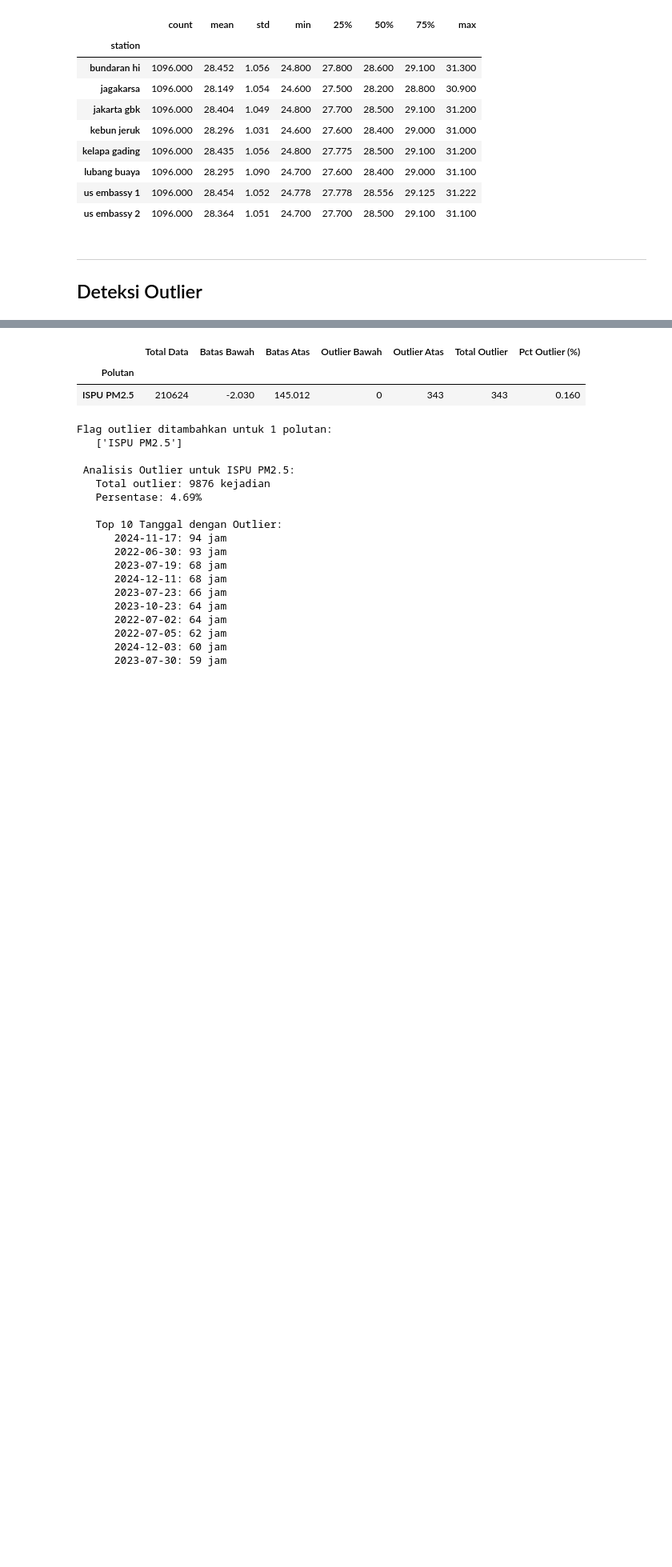
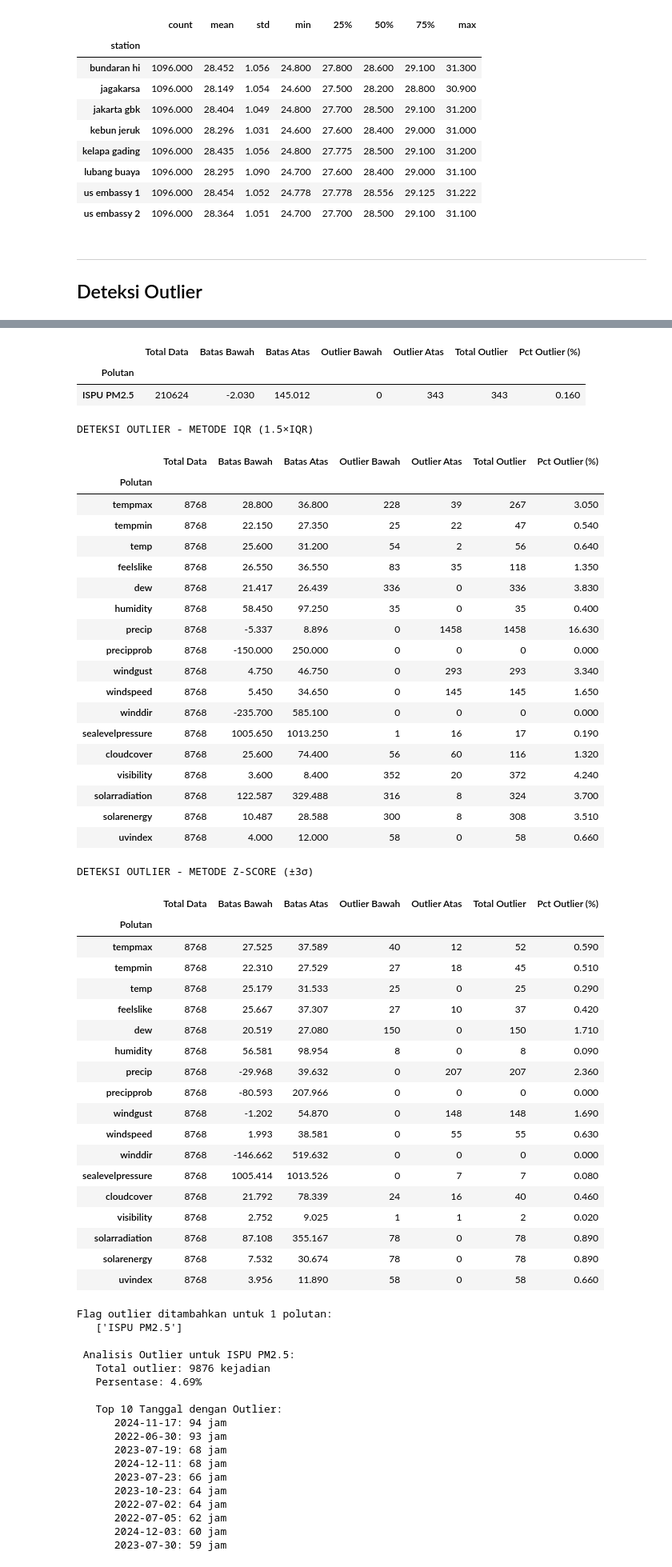
Before and after one commit to aauliaaz/project-daming, a Jupyter notebook: notebooks/EDA.ipynb, the cells around one changed output, grey strips where cells are left out. Shown at 80% size. Saved outputs shown, nothing was run; the diff lists cells and outputs as text; code cells hidden in the pictures; blank space fills up the shorter version.

```diff
--- a/notebooks/EDA.ipynb
+++ b/notebooks/EDA.ipynb
@@ -1034,34 +1037,83 @@ def analisis_outlier(df, kolom_list, metode='iqr'):
 
         hasil.append({
             'Polutan': col,
             'Total Data': len(data),
             'Batas Bawah': round(batas_bawah, 3),
             'Batas Atas': round(batas_atas, 3),
             'Outlier Bawah': n_outlier_bawah,
             'Outlier Atas': n_outlier_atas,
             'Total Outlier': n_outlier_total,
             'Pct Outlier (%)': round(n_outlier_total / len(data) * 100, 2)
         })
 
     return pd.DataFrame(hasil).set_index('Polutan')
 
-
+# deteksi outlier untuk data polusi setelah penanganan missing value
 print('DETEKSI OUTLIER - METODE IQR (1.5×IQR)')
 outlier_iqr = analisis_outlier(df_bersih, POLLUTANTS_AKTIF, 'iqr')
 display(outlier_iqr)
 
 print('\nDETEKSI OUTLIER - METODE Z-SCORE (±3σ)')
 outlier_zscore = analisis_outlier(df_bersih, POLLUTANTS_AKTIF, 'zscore')
 display(outlier_zscore)
+
+# deteksi outlier untuk data cuaca
+print('DETEKSI OUTLIER - METODE IQR (1.5×IQR)')
+outlier_iqr = analisis_outlier(df_cuaca, CUACA_NUMERIK, 'iqr')
+display(outlier_iqr)
+
+print('\nDETEKSI OUTLIER - METODE Z-SCORE (±3σ)')
+outlier_zscore = analisis_outlier(df_cuaca, CUACA_NUMERIK, 'zscore')
+display(outlier_zscore)
 # %% [output]
 DETEKSI OUTLIER - METODE IQR (1.5×IQR)
 |  | Total Data | Batas Bawah | Batas Atas | Outlier Bawah | Outlier Atas | Total Outlier | Pct Outlier (%) |
 | Polutan |  |  |  |  |  |  |  |
 | ISPU PM2.5 | 210624 | 17.893 | 127.511 | 8300 | 1576 | 9876 | 4.690 |
 DETEKSI OUTLIER - METODE Z-SCORE (±3σ)
 |  | Total Data | Batas Bawah | Batas Atas | Outlier Bawah | Outlier Atas | Total Outlier | Pct Outlier (%) |
 | Polutan |  |  |  |  |  |  |  |
 | ISPU PM2.5 | 210624 | -2.030 | 145.012 | 0 | 343 | 343 | 0.160 |
+DETEKSI OUTLIER - METODE IQR (1.5×IQR)
+|  | Total Data | Batas Bawah | Batas Atas | Outlier Bawah | Outlier Atas | Total Outlier | Pct Outlier (%) |
+| Polutan |  |  |  |  |  |  |  |
+| tempmax | 8768 | 28.800 | 36.800 | 228 | 39 | 267 | 3.050 |
+| tempmin | 8768 | 22.150 | 27.350 | 25 | 22 | 47 | 0.540 |
+| temp | 8768 | 25.600 | 31.200 | 54 | 2 | 56 | 0.640 |
+| feelslike | 8768 | 26.550 | 36.550 | 83 | 35 | 118 | 1.350 |
+| dew | 8768 | 21.417 | 26.439 | 336 | 0 | 336 | 3.830 |
+| humidity | 8768 | 58.450 | 97.250 | 35 | 0 | 35 | 0.400 |
+| precip | 8768 | -5.337 | 8.896 | 0 | 1458 | 1458 | 16.630 |
+| precipprob | 8768 | -150.000 | 250.000 | 0 | 0 | 0 | 0.000 |
+| windgust | 8768 | 4.750 | 46.750 | 0 | 293 | 293 | 3.340 |
+| windspeed | 8768 | 5.450 | 34.650 | 0 | 145 | 145 | 1.650 |
+| winddir | 8768 | -235.700 | 585.100 | 0 | 0 | 0 | 0.000 |
+| sealevelpressure | 8768 | 1005.650 | 1013.250 | 1 | 16 | 17 | 0.190 |
+| cloudcover | 8768 | 25.600 | 74.400 | 56 | 60 | 116 | 1.320 |
+| visibility | 8768 | 3.600 | 8.400 | 352 | 20 | 372 | 4.240 |
+| solarradiation | 8768 | 122.587 | 329.488 | 316 | 8 | 324 | 3.700 |
+| solarenergy | 8768 | 10.487 | 28.588 | 300 | 8 | 308 | 3.510 |
+| uvindex | 8768 | 4.000 | 12.000 | 58 | 0 | 58 | 0.660 |
+DETEKSI OUTLIER - METODE Z-SCORE (±3σ)
+|  | Total Data | Batas Bawah | Batas Atas | Outlier Bawah | Outlier Atas | Total Outlier | Pct Outlier (%) |
+| Polutan |  |  |  |  |  |  |  |
+| tempmax | 8768 | 27.525 | 37.589 | 40 | 12 | 52 | 0.590 |
+| tempmin | 8768 | 22.310 | 27.529 | 27 | 18 | 45 | 0.510 |
+| temp | 8768 | 25.179 | 31.533 | 25 | 0 | 25 | 0.290 |
+| feelslike | 8768 | 25.667 | 37.307 | 27 | 10 | 37 | 0.420 |
+| dew | 8768 | 20.519 | 27.080 | 150 | 0 | 150 | 1.710 |
+| humidity | 8768 | 56.581 | 98.954 | 8 | 0 | 8 | 0.090 |
+| precip | 8768 | -29.968 | 39.632 | 0 | 207 | 207 | 2.360 |
+| precipprob | 8768 | -80.593 | 207.966 | 0 | 0 | 0 | 0.000 |
+| windgust | 8768 | -1.202 | 54.870 | 0 | 148 | 148 | 1.690 |
+| windspeed | 8768 | 1.993 | 38.581 | 0 | 55 | 55 | 0.630 |
+| winddir | 8768 | -146.662 | 519.632 | 0 | 0 | 0 | 0.000 |
+| sealevelpressure | 8768 | 1005.414 | 1013.526 | 0 | 7 | 7 | 0.080 |
+| cloudcover | 8768 | 21.792 | 78.339 | 24 | 16 | 40 | 0.460 |
+| visibility | 8768 | 2.752 | 9.025 | 1 | 1 | 2 | 0.020 |
+| solarradiation | 8768 | 87.108 | 355.167 | 78 | 0 | 78 | 0.890 |
+| solarenergy | 8768 | 7.532 | 30.674 | 78 | 0 | 78 | 0.890 |
+| uvindex | 8768 | 3.956 | 11.890 | 58 | 0 | 58 | 0.660 |
 # %%
 # Tandai outlier dengan flag
 df_flagged = df_bersih.copy()
```
Also changed, not shown: parts of 9 cells of this notebook, 2 other files.
